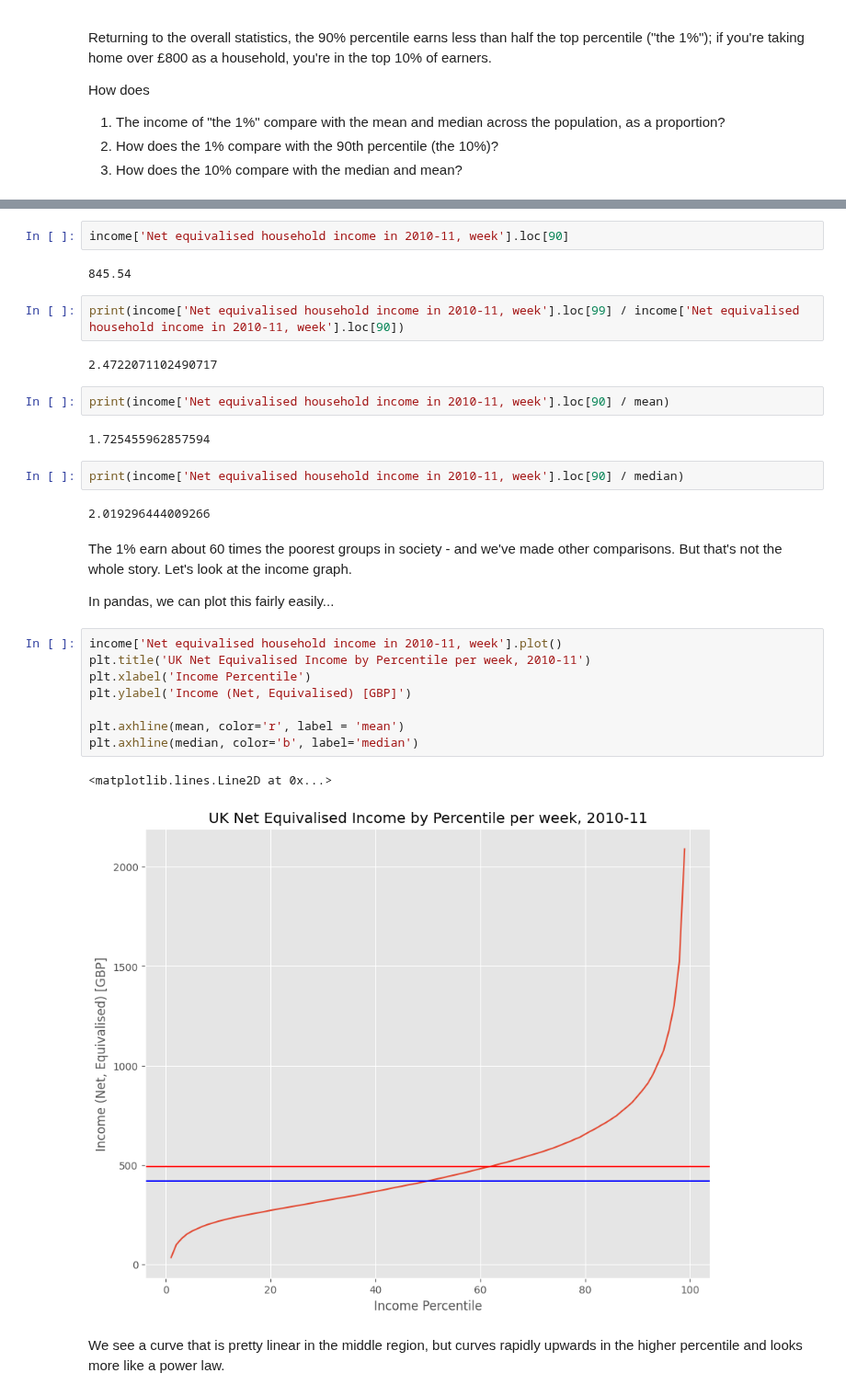
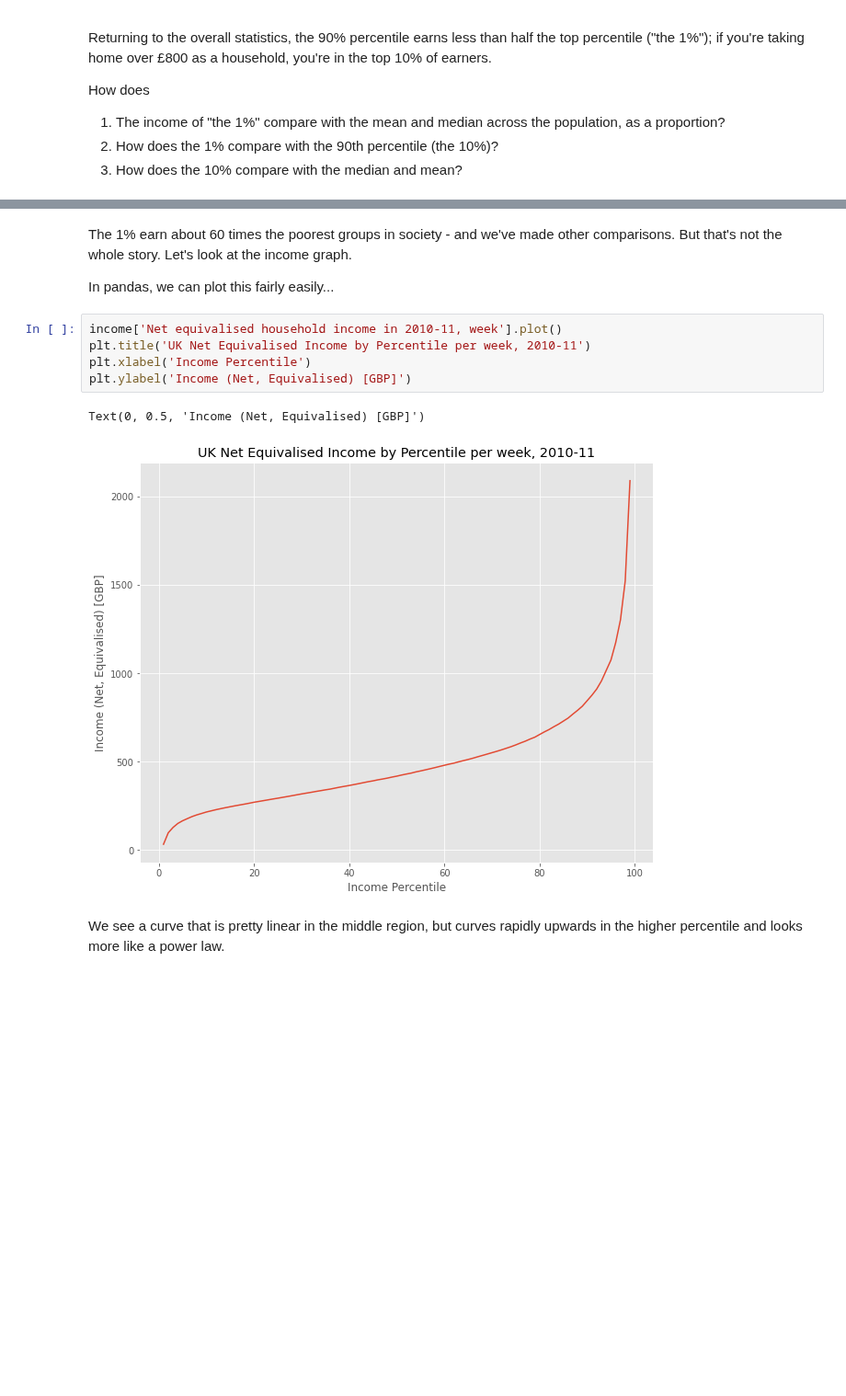
Before and after one commit to lazysheephaha/qm2, a Jupyter notebook: notebooks/W02. Pandas.ipynb, the cells around one changed output, grey strips where cells are left out. Shown at 92% size. Saved outputs shown, nothing was run; the diff lists cells and outputs as text; blank space fills up the shorter version.

```diff
--- a/notebooks/W02. Pandas.ipynb
+++ b/notebooks/W02. Pandas.ipynb
@@ -214,19 +194,3 @@ print(income['Net equivalised household income in 2010-11, week'].loc[99] / medi
-# %%
-income['Net equivalised household income in 2010-11, week'].loc[90]
-# %% [output]
-845.54
-# %%
-print(income['Net equivalised household income in 2010-11, week'].loc[99] / income['Net equivalised household income in 2010-11, week'].loc[90])
-# %% [output]
-2.4722071102490717
-# %%
-print(income['Net equivalised household income in 2010-11, week'].loc[90] / mean)
-# %% [output]
-1.725455962857594
-# %%
-print(income['Net equivalised household income in 2010-11, week'].loc[90] / median)
-# %% [output]
-2.019296444009266
 # %% [markdown]
 The 1% earn about 60 times the poorest groups in society - and we've made other comparisons. But that's not the whole story. Let's look at the income graph.
 
@@ -234,14 +198,11 @@ In pandas, we can plot this fairly easily...
 # %%
 income['Net equivalised household income in 2010-11, week'].plot()
 plt.title('UK Net Equivalised Income by Percentile per week, 2010-11')
 plt.xlabel('Income Percentile')
 plt.ylabel('Income (Net, Equivalised) [GBP]')
-
-plt.axhline(mean, color='r', label = 'mean')
-plt.axhline(median, color='b', label='median')
 # %% [output]
-<matplotlib.lines.Line2D at 0x...>
+Text(0, 0.5, 'Income (Net, Equivalised) [GBP]')
-[figure, old version]
+[figure, new version]
 # %% [markdown]
 We see a curve that is pretty linear in the middle region, but curves rapidly upwards in the higher percentile and looks more like a power law.
 # %% [markdown]
```
Also changed, not shown: parts of 13 cells of this notebook.
